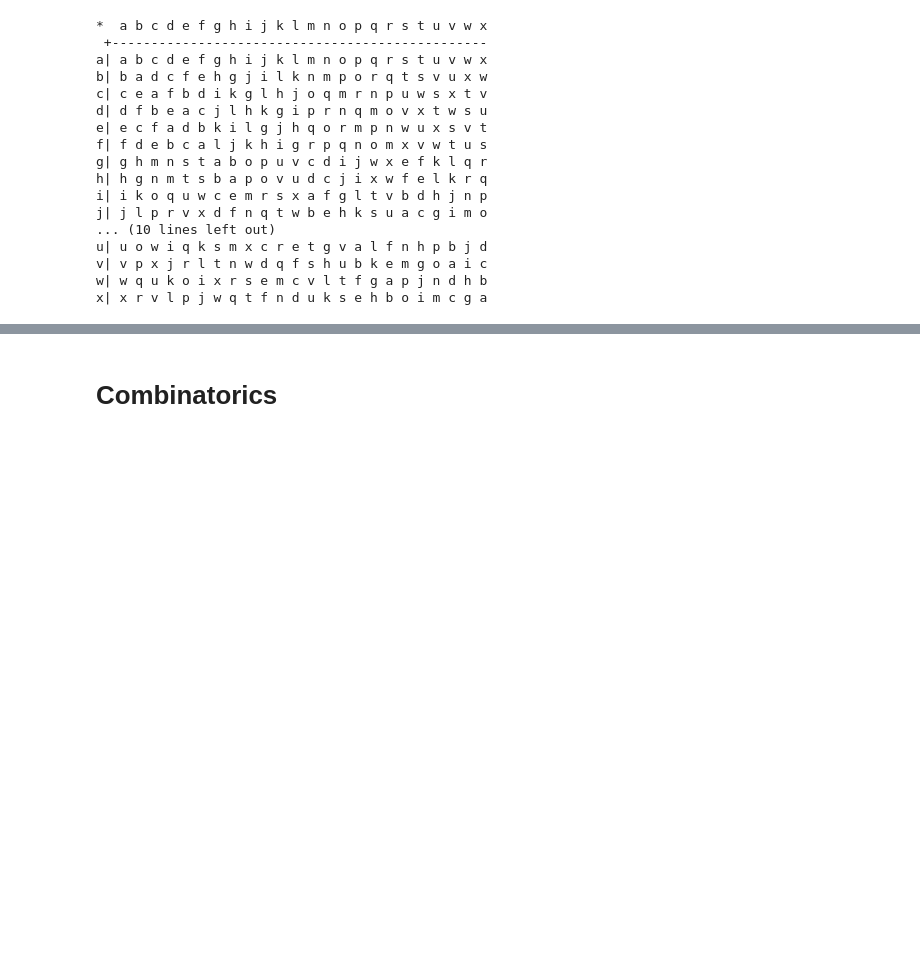
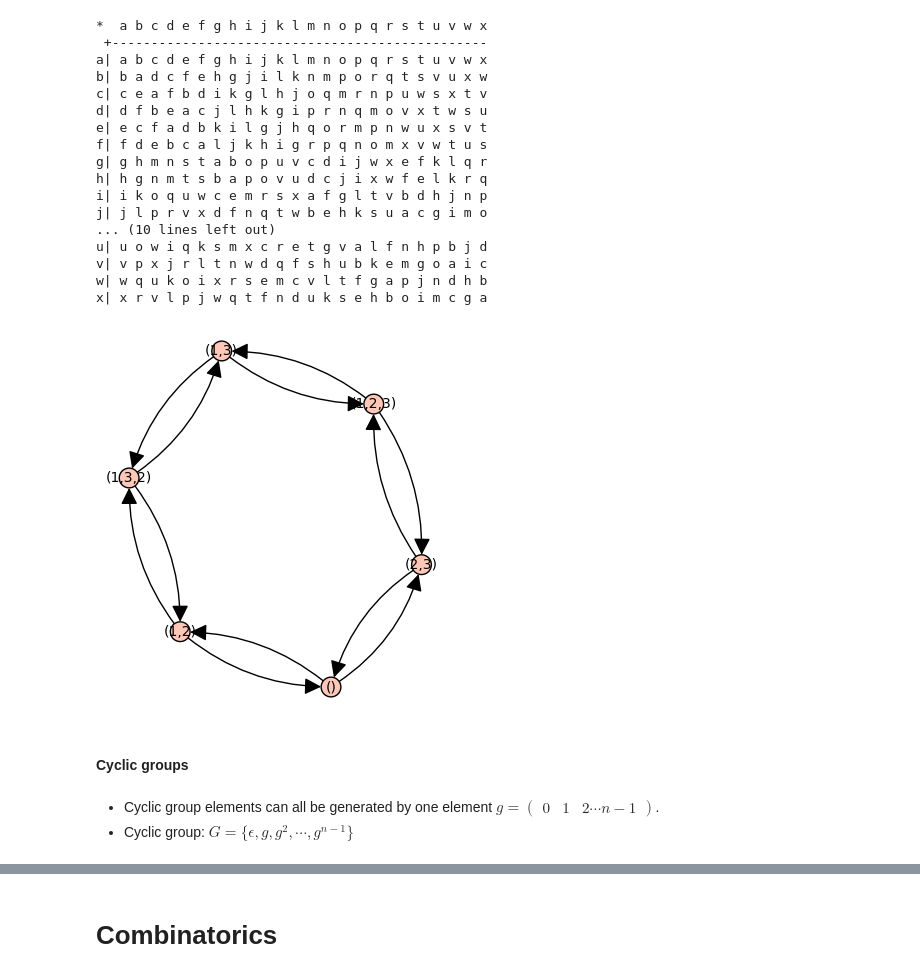
Before and after one commit to tomctang/10pe, a Jupyter notebook: Course_Puzzle.ipynb, the cells around one changed output, grey strips where cells are left out. Cells and saved outputs as stored; diff of their text form; code cells hidden in the pictures; blank space fills up the shorter version.

```diff
--- a/Course_Puzzle.ipynb
+++ b/Course_Puzzle.ipynb
@@ -1180,3 +1220,12 @@ u| u o w i q k s m x c r e t g v a l f n h p b j d
 v| v p x j r l t n w d q f s h u b k e m g o a i c
 w| w q u k o i x r s e m c v l t f g a p j n d h b
 x| x r v l p j w q t f n d u k s e h b o i m c g a
+# %%
+show(sg(3).cayley_graph())
+# %% [output]
+[figure, added]
+# %% [markdown]
+#### Cyclic groups
+# %% [markdown]
+- Cyclic group elements can all be generated by one element $g=\begin{pmatrix}0&1&2\cdots n-1\end{pmatrix}$.
+- Cyclic group: $G=\{\epsilon,g,g^2,\cdots,g^{n-1}\}$
```
Also changed, not shown: parts of 49 cells of this notebook, 3 other files.
